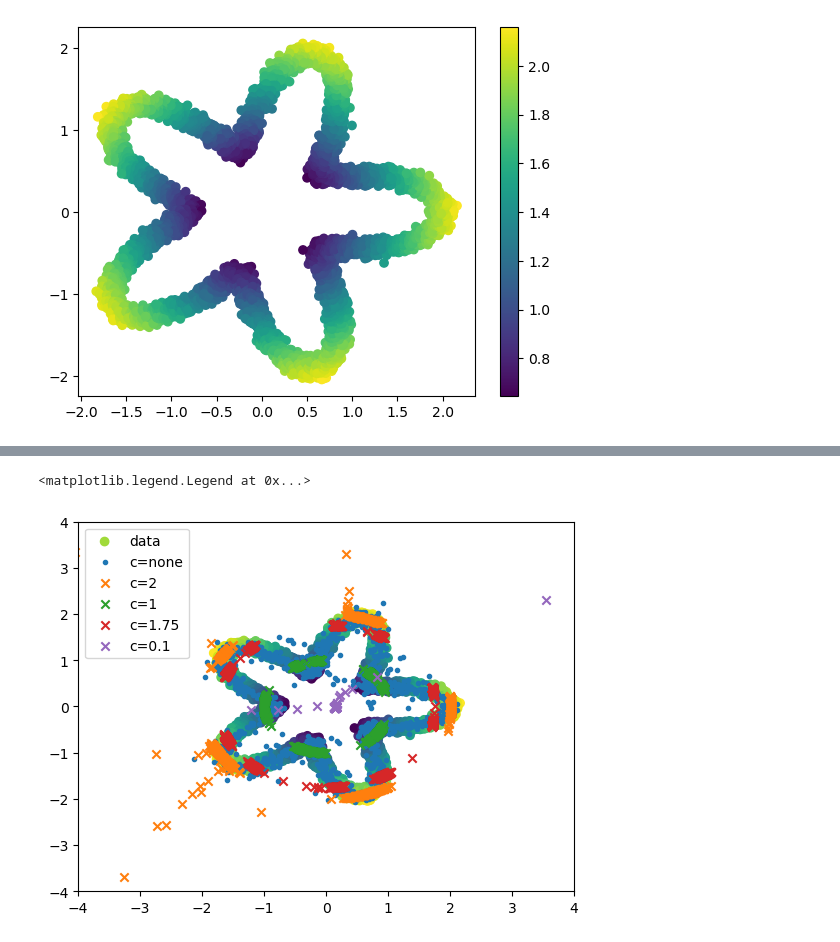
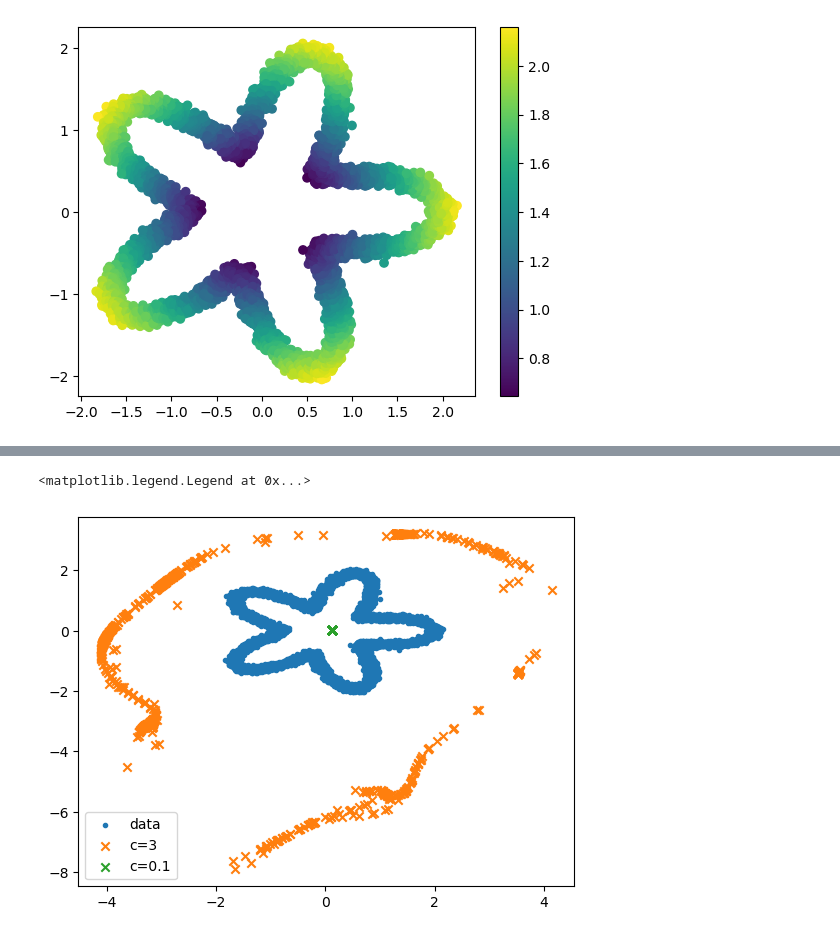
Before and after one commit to s-a-malik/smalldiffusion, a Jupyter notebook: debug.ipynb, the cells around one changed output, grey strips where cells are left out. Drawn from its saved outputs; the diff is of its cells as text; code cells hidden in the pictures.

```diff
--- a/debug.ipynb
+++ b/debug.ipynb
@@ -20,8 +20,8 @@ from matplotlib import pyplot as plt
 def plot_batch(batch, label=None, marker='.'):
     batch = batch.cpu().numpy()
     plt.scatter(batch[:,0], batch[:,1], marker=marker, label=label)
-    plt.xlim(-4,4)
-    plt.ylim(-4,4)
+    # plt.xlim(-4,4)
+    # plt.ylim(-4,4)
 
 def moving_average(x, w):
     return np.convolve(x, np.ones(w), 'valid') / w
@@ -37,7 +37,7 @@ plt.show()
 torch.Size([10000]) torch.Size([10000]) torch.Size([10000])
 [figure]
 # %%
-schedule = ScheduleLogLinear(N=200, sigma_min=0.01, sigma_max=10)
+schedule = ScheduleLogLinear(N=200, sigma_min=0.01, sigma_max=2)
 plt.plot(schedule.sigmas)
 plt.xlabel('$t$')
 plt.ylabel('$\sigma_t$')
@@ -65,39 +71,39 @@ plt.show()
 # %%
 # For DDPM sampling, change to gam=1, mu=0.5
 # For DDIM sampling, change to gam=1, mu=0
-plt.scatter(dataset.data[:, 0], dataset.data[:, 1], c=dataset.radii[:, 0], label='data')
+plot_batch(dataset.data, label='data', marker='.')
+# plt.scatter(dataset.data[:, 0], dataset.data[:, 1], c=dataset.radii[:, 0], label='data')
 
 guide_w = 2.0
 gam=1
 mu=0
 steps=50
 # conditions = torch.ones(1500,1)*10
-conditions = None
+# conditions = None
+# *xts, x0 = conditioned_samples(model, schedule.sample_sigmas(steps), batchsize=1500, gam=gam, mu=mu, guide_w=guide_w, c=conditions)
+# plot_batch(x0, label='c=none', marker='.')
+
+conditions = torch.ones(1500,1)*3
 *xts, x0 = conditioned_samples(model, schedule.sample_sigmas(steps), batchsize=1500, gam=gam, mu=mu, guide_w=guide_w, c=conditions)
-plot_batch(x0, label='c=none', marker='.')
+plot_batch(x0, label='c=3', marker='x')
 
-conditions = torch.ones(1500,1)*2
+# conditions = torch.ones(1500,1)*2
+# *xts, x0 = conditioned_samples(model, schedule.sample_sigmas(steps), batchsize=1500, gam=gam, mu=mu, guide_w=guide_w, c=conditions)
+# plot_batch(x0, label='c=2', marker='x')
 
-# conditions = None
-*xts, x0 = conditioned_samples(model, schedule.sample_sigmas(steps), batchsize=1500, gam=gam, mu=mu, guide_w=guide_w, c=conditions)
-plot_batch(x0, label='c=2', marker='x')
+# conditions = torch.ones(1500,1)*1
+# *xts, x0 = conditioned_samples(model, schedule.sample_sigmas(steps), batchsize=1500, gam=gam, mu=mu, guide_w=guide_w, c=conditions)
+# plot_batch(x0, label='c=1', marker='x')
 
-conditions = torch.ones(1500,1)*1
-# conditions = None
-*xts, x0 = conditioned_samples(model, schedule.sample_sigmas(steps), batchsize=1500, gam=gam, mu=mu, guide_w=guide_w, c=conditions)
-plot_batch(x0, label='c=1', marker='x')
-
-conditions = torch.ones(1500,1)*1.75
-# conditions = None
-*xts, x0 = conditioned_samples(model, schedule.sample_sigmas(steps), batchsize=1500, gam=gam, mu=mu, guide_w=guide_w, c=conditions)
-plot_batch(x0, label='c=1.75', marker='x')
+# conditions = torch.ones(1500,1)*1.75
+# *xts, x0 = conditioned_samples(model, schedule.sample_sigmas(steps), batchsize=1500, gam=gam, mu=mu, guide_w=guide_w, c=conditions)
+# plot_batch(x0, label='c=1.75', marker='x')
 
 conditions = torch.ones(1500,1)*0.1
-# conditions = None
 *xts, x0 = conditioned_samples(model, schedule.sample_sigmas(steps), batchsize=1500, gam=gam, mu=mu, guide_w=guide_w, c=conditions)
 plot_batch(x0, label='c=0.1', marker='x')
 
 plt.legend()
 # %% [output]
 <matplotlib.legend.Legend at 0x...>
-[figure, old version]
+[figure, new version]
```
Also changed, not shown: parts of 3 cells of this notebook.
